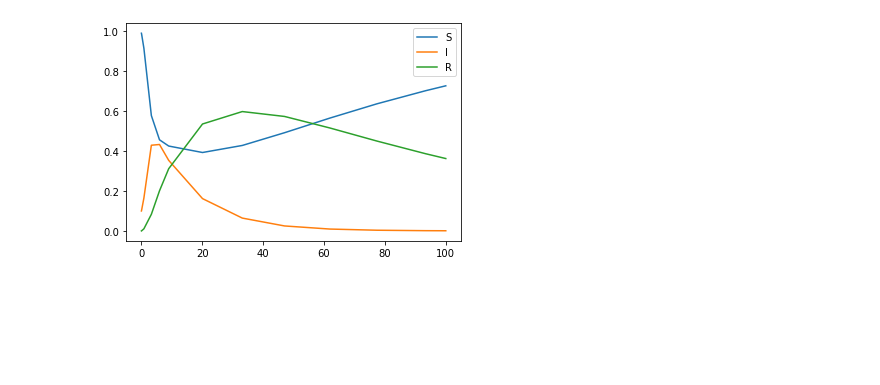
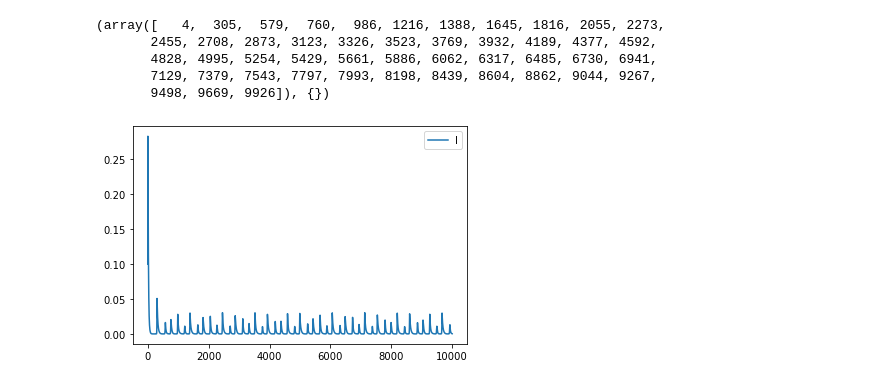
Before and after one commit to simonblaue/Epidemics_SRI_model, a Jupyter notebook: simulation.ipynb, the cells around one changed output. Drawn from its saved outputs; the diff is of its cells as text; code cells hidden in the pictures; blank space fills up the shorter version.

```diff
--- a/simulation.ipynb
+++ b/simulation.ipynb
@@ -6,5 +7,5 @@ import ModelLib
 # %%
-t_max = 100
+t_max = 10000
 model = ModelLib.SIRModels()
 # %%
 solve_dict_classic  = solve_ivp(model.ClassicIncrement, [0,t_max], [0.99,0.1,0.0,0 ,0] )
@@ -31,0 +33,2 @@ plt.show()
+# %%
+solve_dict_seasonal = solve_ivp(model.SeasonalyIncrement,[0,t_max], [0.99,0.01,0.0, 0, 0],max_step=1 )
@@ -32,8 +39,16 @@ plt.show()
+# %%
+print(peaks)
+# %% [output]
+(array([   4,  305,  579,  760,  986, 1216, 1388, 1645, 1816, 2055, 2273,
+       2455, 2708, 2873, 3123, 3326, 3523, 3769, 3932, 4189, 4377, 4592,
+       4828, 4995, 5254, 5429, 5661, 5886, 6062, 6317, 6485, 6730, 6941,
+       7129, 7379, 7543, 7797, 7993, 8198, 8439, 8604, 8862, 9044, 9267,
+       9498, 9669, 9926]), {})
 # %%
-plt.plot(solve_dict_seasonal.t, solve_dict_seasonal.y[0,:], label="S")
+#plt.plot(solve_dict_seasonal.t, solve_dict_seasonal.y[0,:], label="S")
 plt.plot(solve_dict_seasonal.t, solve_dict_seasonal.y[1,:], label="I")
-plt.plot(solve_dict_seasonal.t, solve_dict_seasonal.y[2,:], label="R")
+#plt.plot(solve_dict_seasonal.t, solve_dict_seasonal.y[2,:], label="R")
 plt.legend()
 plt.show()
 # %% [output]
-[figure, old version]
+[figure, new version]
```
Also changed, not shown: parts of 8 cells of this notebook, 1 other file.
